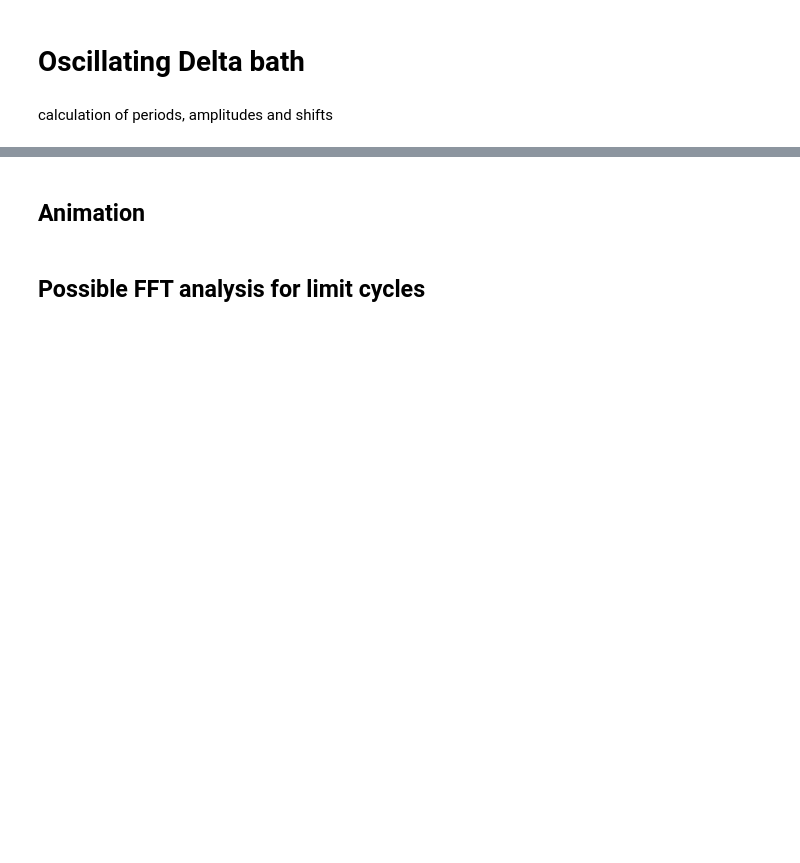
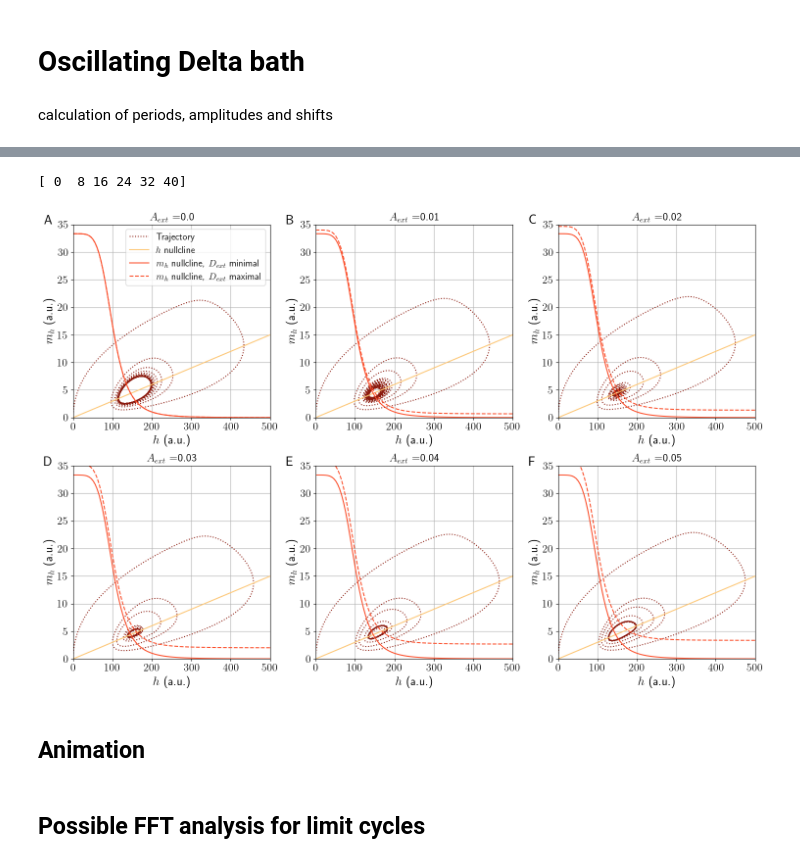
Before and after one commit to kbmcdonnell/2025_mouse_oscillations_MEP_Kate_McDonnell, a Jupyter notebook: Delta_Hes/external_delta_source.ipynb, the cells around one changed output, grey strips where cells are left out. Cells and saved outputs as stored; diff of their text form; code cells hidden in the pictures; blank space fills up the shorter version.

```diff
--- a/Delta_Hes/external_delta_source.ipynb
+++ b/Delta_Hes/external_delta_source.ipynb
@@ -699,3 +625,78 @@ for i_ext_strength in strength_range:
+# %%
+
+i_period = 3
+i_ext_strength = -1
+timepoint = 10000
+
+m_h_plot = np.linspace(0, 50, 100)*1
+h_plot = np.linspace(0, 500, 100)*1
+
+strength_range = np.linspace(0, 5, 6, dtype=int)*8
+print(strength_range)
+
+# Letters to label subplots
+letters = ['A', 'B', 'C', 'D', 'E', 'F']
+
+plt.figure(figsize=(15, 10))
+
+for idx, i_ext_strength in enumerate(strength_range):
+    limit_cycle_case = results_osc_strength[i_period, i_ext_strength]
+
+    limit_cycle_external = external_delta_oscillator(
+        num_tsteps, dt,
+        periods[i_period],
+        external_strength[i_ext_strength]
+    )
+
+    h_null_0, m_h_null_0 = nullclines_Hes_deltabath(
+        m_h_plot, h_plot, 0,
+        p_h, l, gamma_h, gamma_m
+    )
+    h_null_ext, m_h_null_ext = nullclines_Hes_deltabath(
+        m_h_plot, h_plot,
+        2 * external_strength[i_ext_strength],
+        p_h, l, gamma_h, gamma_m
+    )
+
+    plt.subplot(2, len(strength_range)//2, idx + 1)
+
+    plt.plot(limit_cycle_case[:, 0], limit_cycle_case[:, 1],
+             ls='dotted', color=hescolor3, label='Trajectory')
+    plt.plot(h_null_ext, m_h_plot, color=hescolor1, label=r'$h$ nullcline')
+    plt.plot(h_plot, m_h_null_0, color=hescolor2,
+             label=r'$m_h$ nullcline, $D_{ext}$ minimal')
+    plt.plot(h_plot, m_h_null_ext, color=hescolor2, ls='--',
+             label=r'$m_h$ nullcline, $D_{ext}$ maximal')
+
+    plt.ylim(0, 35)
+    plt.xlim(0, 500)
+    plt.title(r'$A_{ext}$ =' + str(external_strength[i_ext_strength]), fontsize=16)
+    plt.grid()
+    plt.xlabel(r'$h$ (a.u.)', fontsize=18)
+    plt.ylabel(r'$m_h$ (a.u.)', fontsize=18)
+    plt.xticks(fontsize=16)
+    plt.yticks(fontsize=16)
+
+    # Add subplot letter
+    ax = plt.gca()
+    ax.text(
+        -0.15, 1.05,
+        letters[idx],
+        transform=ax.transAxes,
+        fontsize=20,
+        fontweight='bold',
+        va='top'
+    )
+
+    if i_ext_strength == 0:
+        plt.legend(fontsize=14)
+
+plt.tight_layout()
+# plt.savefig('delta-bath-osc-limit-cycle.png', dpi=600, bbox_inches='tight')
+plt.show()
+# %% [output]
+[ 0  8 16 24 32 40]
+[figure, added]
 # %% [markdown]
 ## Animation
 # %%
```
Also changed, not shown: parts of 7 cells of this notebook, 9 other files.
